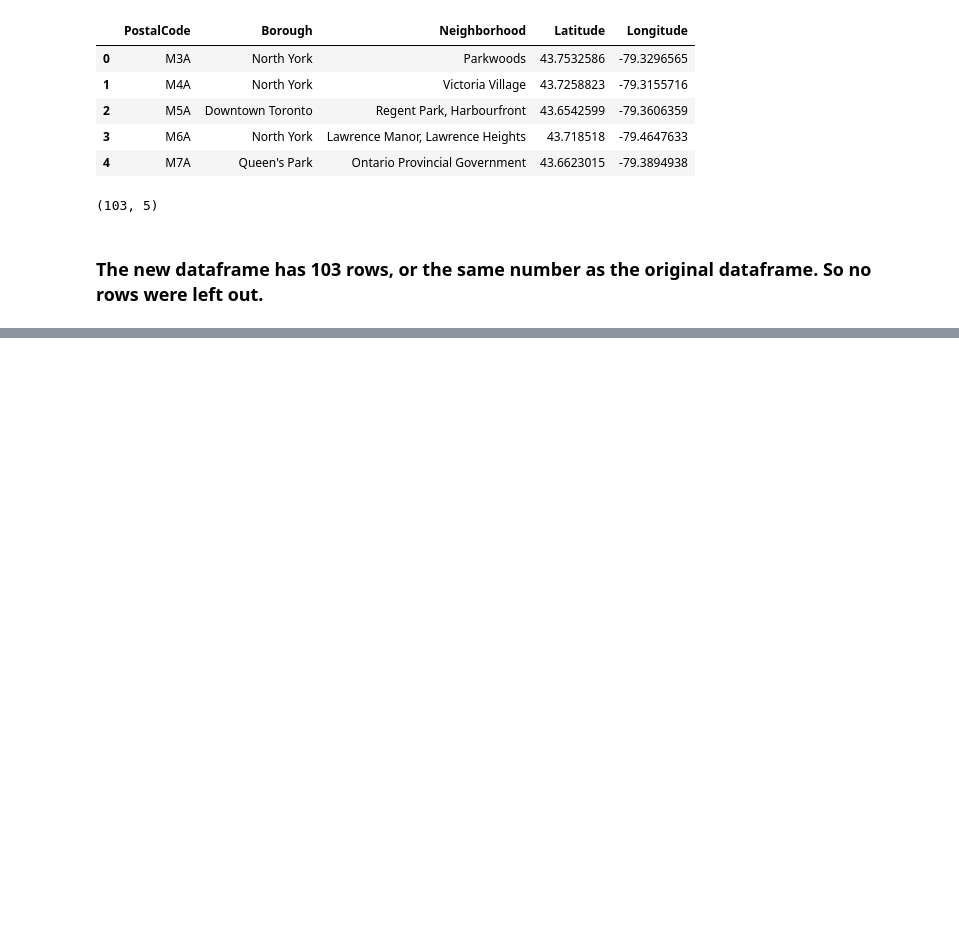
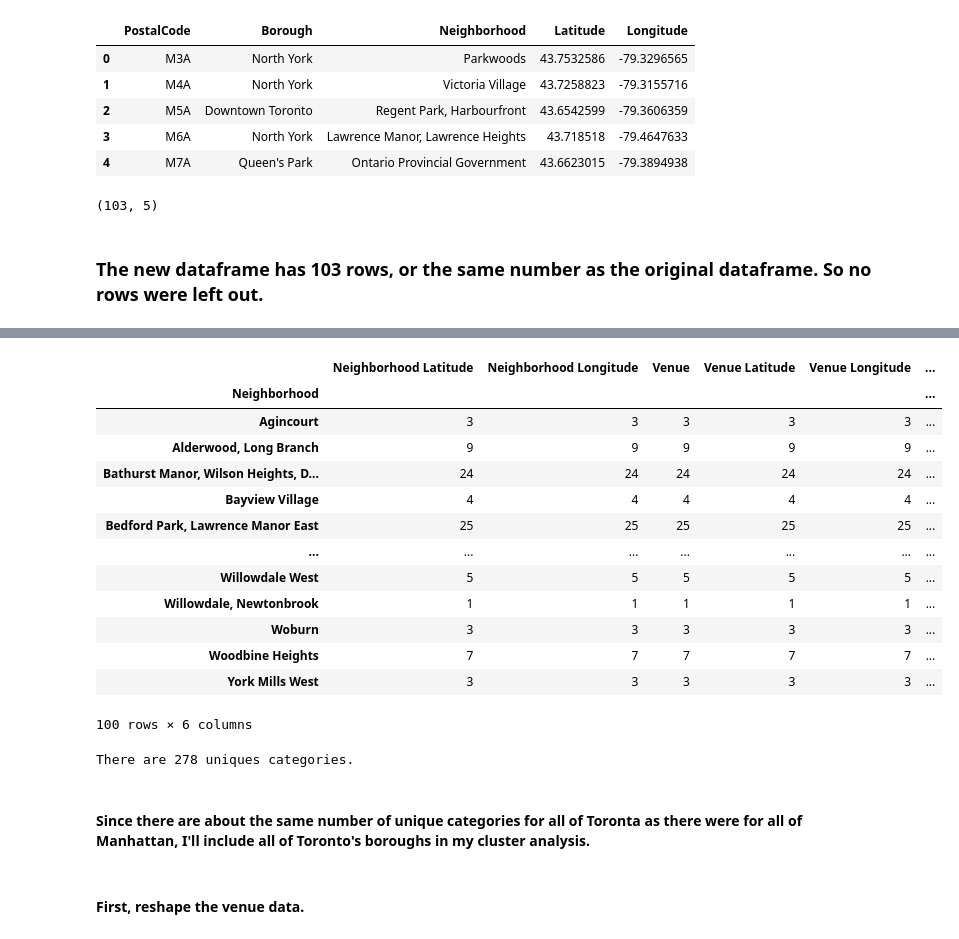
Before and after one commit to kcspradlin/Coursera_Capstone, a Jupyter notebook: Capstone_Project_Week3.ipynb, the cells around one changed output, grey strips where cells are left out. Saved outputs shown, nothing was run; the diff lists cells and outputs as text; code cells hidden in the pictures; blank space fills up the shorter version.

```diff
--- a/Capstone_Project_Week3.ipynb
+++ b/Capstone_Project_Week3.ipynb
@@ -203,0 +258,8 @@ full_df.shape
+# %%
+address = 'Toronto, ON'
+
+geolocator = Nominatim(user_agent="toronto_explorer")
+location = geolocator.geocode(address)
+latitude = location.latitude
+longitude = location.longitude
+print('The geograpical coordinate of Toronto are {}, {}.'.format(latitude, longitude))
@@ -203,0 +376,25 @@ full_df.shape
+# %%
+toronto_venues.groupby('Neighborhood').count()
+# %% [output]
+|  | Neighborhood Latitude | Neighborhood Longitude | Venue | Venue Latitude | Venue Longitude | ... |
+| Neighborhood |  |  |  |  |  | ... |
+| Agincourt | 3 | 3 | 3 | 3 | 3 | ... |
+| Alderwood, Long Branch | 9 | 9 | 9 | 9 | 9 | ... |
+| Bathurst Manor, Wilson Heights, D... | 24 | 24 | 24 | 24 | 24 | ... |
+| Bayview Village | 4 | 4 | 4 | 4 | 4 | ... |
+| Bedford Park, Lawrence Manor East | 25 | 25 | 25 | 25 | 25 | ... |
+| ... | ... | ... | ... | ... | ... | ... |
+| Willowdale West | 5 | 5 | 5 | 5 | 5 | ... |
+| Willowdale, Newtonbrook | 1 | 1 | 1 | 1 | 1 | ... |
+| Woburn | 3 | 3 | 3 | 3 | 3 | ... |
+| Woodbine Heights | 7 | 7 | 7 | 7 | 7 | ... |
+| York Mills West | 3 | 3 | 3 | 3 | 3 | ... |
+100 rows × 6 columns
+# %%
+print('There are {} uniques categories.'.format(len(toronto_venues['Venue Category'].unique())))
+# %% [output]
+There are 278 uniques categories.
+# %% [markdown]
+#### Since there are about the same number of unique categories for all of Toronta as there were for all of Manhattan, I'll include all of Toronto's boroughs in my cluster analysis.
+# %% [markdown]
+#### First, reshape the venue data.
```
Also changed, not shown: parts of 60 cells of this notebook.
